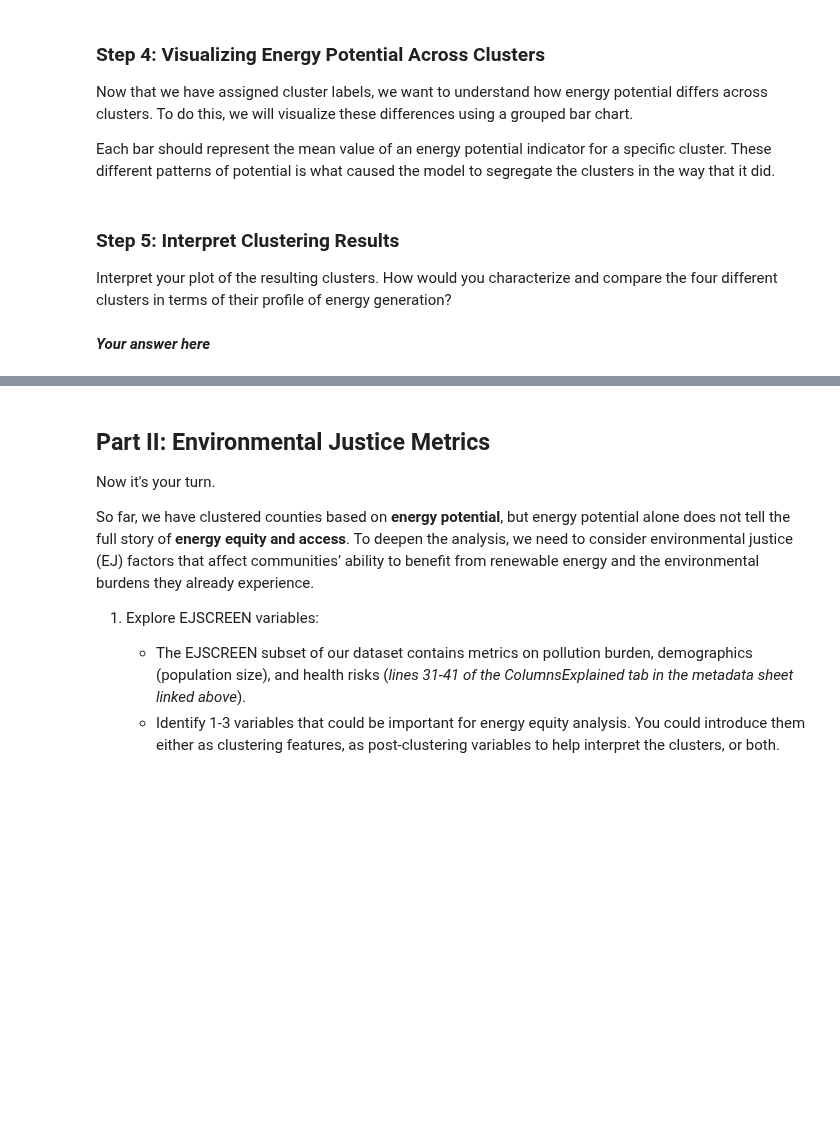
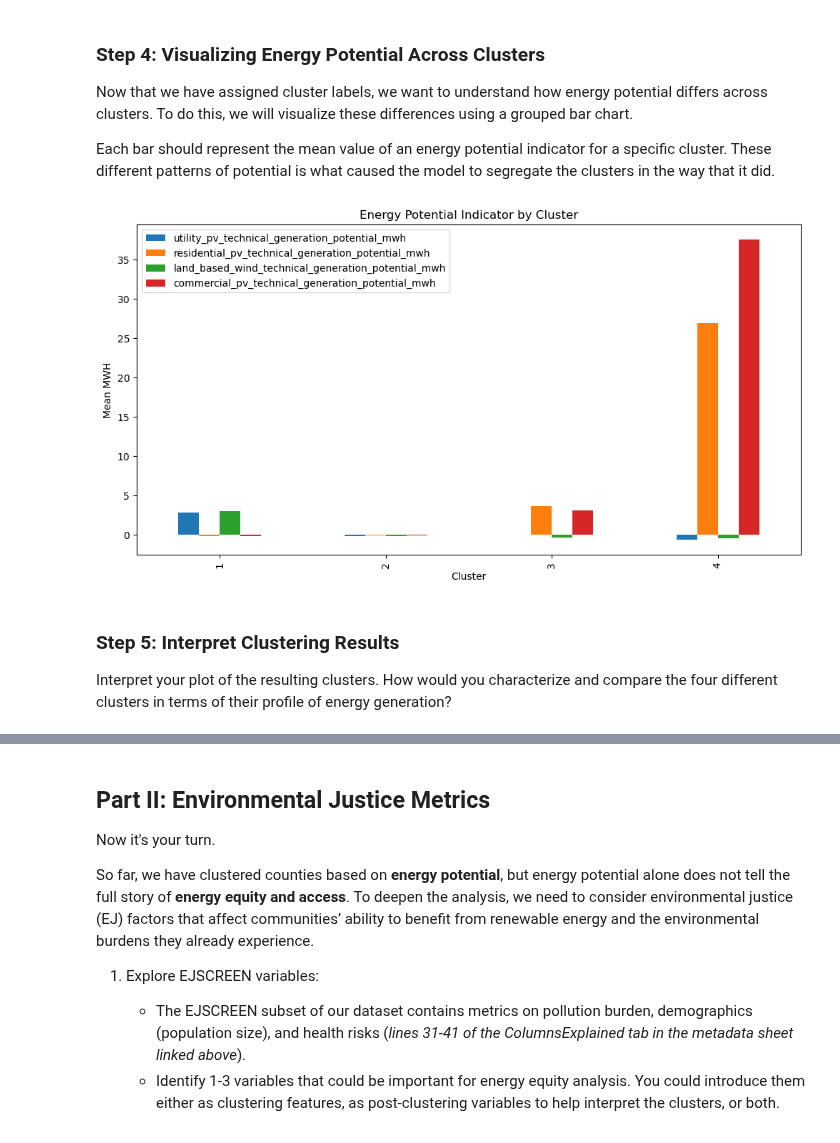
Before and after one commit to tommats00/EDS232-labs, a Jupyter notebook: Week8/lab8-ej-clustering-.ipynb, the cells around one changed output, grey strips where cells are left out. Drawn from its saved outputs; the diff is of its cells as text; code cells hidden in the pictures; blank space fills up the shorter version.

```diff
--- a/Week8/lab8-ej-clustering-.ipynb
+++ b/Week8/lab8-ej-clustering-.ipynb
@@ -60,3 +60,9 @@ dtype: int64
 # Scale the feature data to perform clustering
 scaler = StandardScaler()
 X_scaled  = scaler.fit_transform(X)
+
+# Create df from scaled data for later use
+X_scaled = pd.DataFrame(X_scaled, columns=X.columns)
+
+# View df
+X_scaled
@@ -70,11 +90,11 @@ A dendrogram is a tree-like visualization that shows how clusters are merged ste
 Use `linkage()` to perform the clustering.  Use 'ward' for the `method` parameter, a method which minimizes the variance within clusters, producing well-balanced groups. We will first visualize the **full dendrogram** using `dendrogram` before deciding on a truncation strategy.
 # %%
 # Perform hierarchical clustering
-link = linkage(X_scaled, method='ward')
+clustering = linkage(X_scaled, method='ward')
 
 # Plot the dendrogram
 plt.figure(figsize=(12, 6))
-dendrogram(link, labels=X.index, no_labels=True)
+dendrogram(clustering, no_labels=True)
 plt.show()
 # %% [output]
 [figure]
@@ -97,0 +113,13 @@ num_clusters = 4
+# %%
+# From dendogram above
+num_clusters = 4
+
+# Extract cluster assignments
+clusters = fcluster(clustering, num_clusters, criterion= 'maxclust')
+
+# Create new Cluster column in the dataset
+X_scaled['Cluster'] = clusters
+
+# Compute the mean of each cluster
+cluster_means = X_scaled.groupby('Cluster').mean()
+cluster_means
@@ -100,8 +135,15 @@ num_clusters = 4
 Now that we have assigned cluster labels, we want to understand how energy potential differs across clusters. To do this, we will visualize these differences using a grouped bar chart.
 
 Each bar should represent the mean value of an energy potential indicator for a specific cluster. These different patterns of potential is what caused the model to segregate the clusters in the way that it did.
+# %%
+# Create grouped bar chart
+cluster_means.plot(kind='bar', figsize=(12, 6))
+plt.title('Energy Potential Indicator by Cluster')
+plt.ylabel('Mean MWH')
+plt.xlabel('Cluster')
+plt.show()
+# %% [output]
+[figure, added]
 # %% [markdown]
 ### Step 5: Interpret Clustering Results
 Interpret your plot of the resulting clusters.  How would you characterize and compare the four different clusters in terms of their profile of energy generation?
-# %% [markdown]
-***Your answer here***
```
Also changed, not shown: parts of 14 cells of this notebook.
